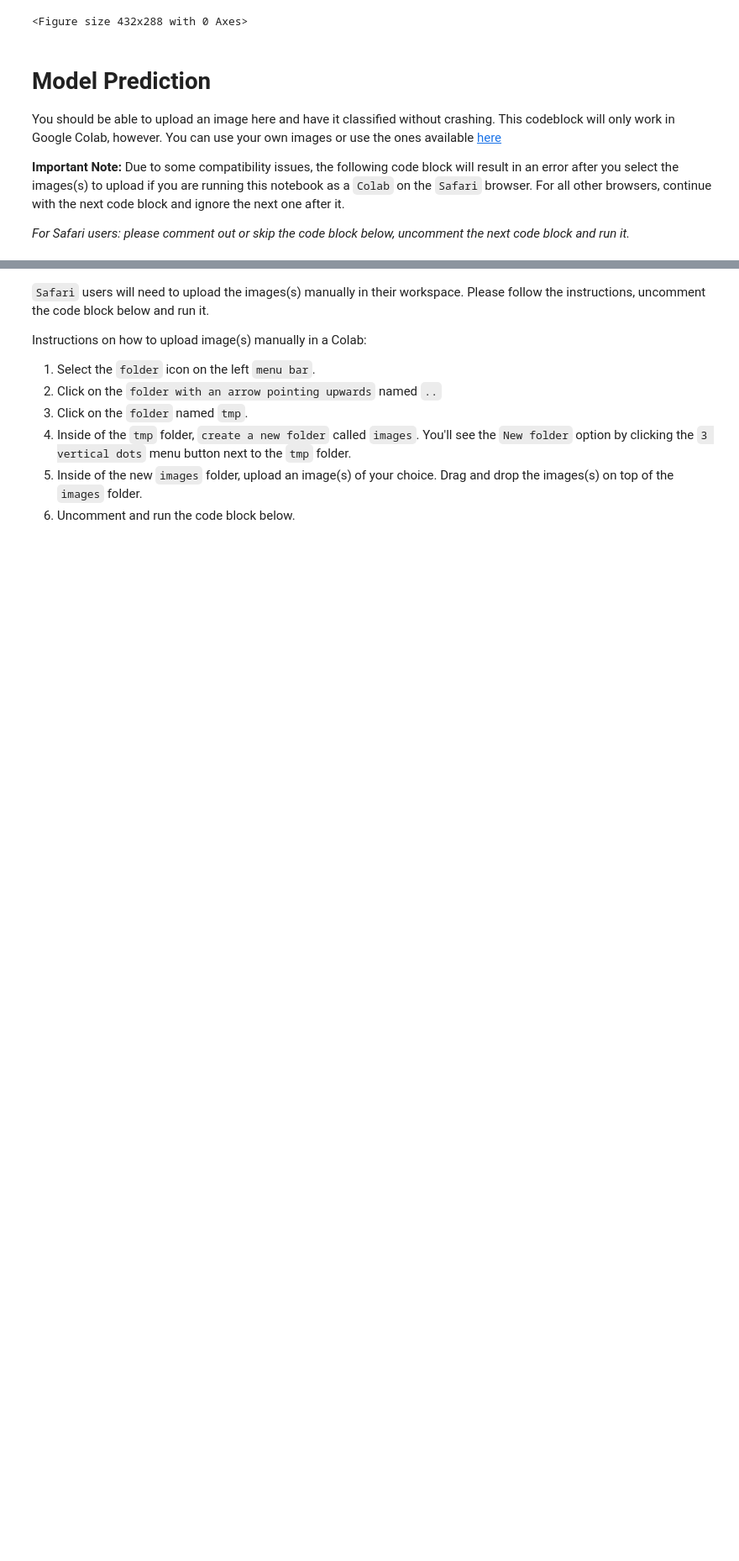
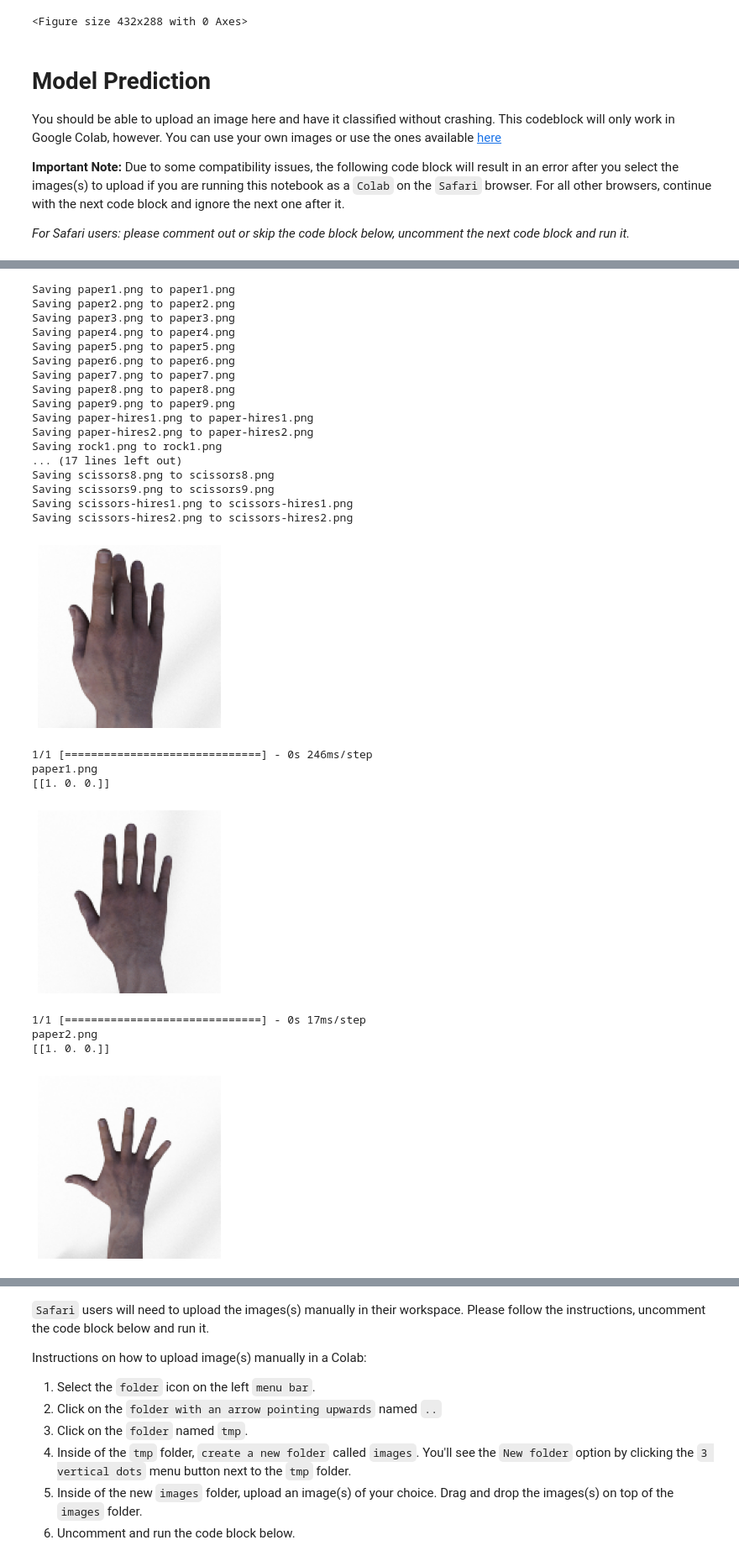
Before and after one commit to d3nsin/TensorFlow_Developer_Professional_Certificate, a Jupyter notebook: Convolutional Neural Networks in TensorFlow/Week4/C2_W4_Lab_1_multi_class_classifier.ipynb, the cells around one changed output, grey strips where cells are left out. Shown at 84% size. Drawn from its saved outputs; the diff is of its cells as text; code cells hidden in the pictures; blank space fills up the shorter version.

```diff
--- a/Convolutional Neural Networks in TensorFlow/Week4/C2_W4_Lab_1_multi_class_classifier.ipynb
+++ b/Convolutional Neural Networks in TensorFlow/Week4/C2_W4_Lab_1_multi_class_classifier.ipynb
@@ -256,24 +256,29 @@ You should be able to upload an image here and have it classified without crashi
 
 _For Safari users: please comment out or skip the code block below, uncomment the next code block and run it._
 # %%
-# ## CODE BLOCK FOR NON-SAFARI BROWSERS
-# ## SAFARI USERS: PLEASE SKIP THIS BLOCK AND RUN THE NEXT ONE INSTEAD
-#
-# import numpy as np
-# from google.colab import files
-# from tensorflow.keras.utils import load_img, img_to_array
-#
-# uploaded = files.upload()
-#
-# for fn in uploaded.keys():
-#
-#   # predicting images
-#   path = fn
-#   img = load_img(path, target_size=(150, 150))
-#   x = img_to_array(img)
-#   x = np.expand_dims(x, axis=0)
-#
-#   images = np.vstack([x])
-#   classes = model.predict(images, batch_size=10)
-#   print(fn)
-#   print(classes)
+ ## CODE BLOCK FOR NON-SAFARI BROWSERS
+ ## SAFARI USERS: PLEASE SKIP THIS BLOCK AND RUN THE NEXT ONE INSTEAD
+
+ import numpy as np
+ from google.colab import files
+ from tensorflow.keras.utils import load_img, img_to_array
+
+ uploaded = files.upload()
+
+ for fn in uploaded.keys():
+
+   # predicting images
+   path = fn
+   img = load_img(path, target_size=(150, 150))
+   # Plot the image
+   plt.imshow(img)
+   plt.axis('off')
+   plt.show()
+   x = img_to_array(img)
+   x = np.expand_dims(x, axis=0)
+
+   images = np.vstack([x])
+   classes = model.predict(images, batch_size=10)
+   print(fn)
+   print(classes)
+# %% [output]
@@ -279,0 +286,26 @@ _For Safari users: please comment out or skip the code block below, uncomment th
+Saving paper1.png to paper1.png
+Saving paper2.png to paper2.png
+Saving paper3.png to paper3.png
+Saving paper4.png to paper4.png
+Saving paper5.png to paper5.png
+Saving paper6.png to paper6.png
+Saving paper7.png to paper7.png
+Saving paper8.png to paper8.png
+Saving paper9.png to paper9.png
+Saving paper-hires1.png to paper-hires1.png
+Saving paper-hires2.png to paper-hires2.png
+Saving rock1.png to rock1.png
+... (17 lines left out)
+Saving scissors8.png to scissors8.png
+Saving scissors9.png to scissors9.png
+Saving scissors-hires1.png to scissors-hires1.png
+Saving scissors-hires2.png to scissors-hires2.png
+[figure, added]
+1/1 [==============================] - 0s 246ms/step
+paper1.png
+[[1. 0. 0.]]
+[figure, added]
+1/1 [==============================] - 0s 17ms/step
+paper2.png
+[[1. 0. 0.]]
+[figure, added]
```
Also changed, not shown: parts of 5 cells of this notebook.
